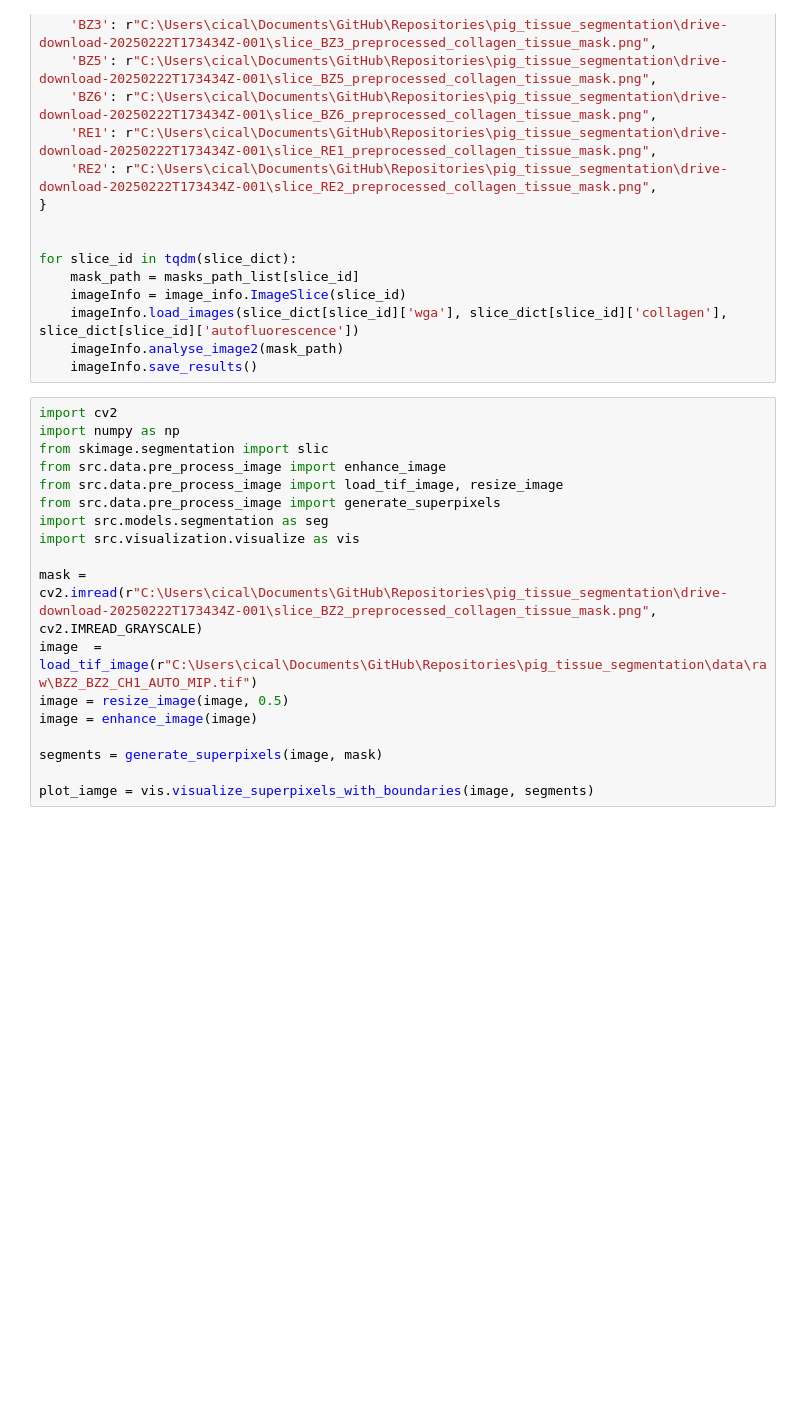
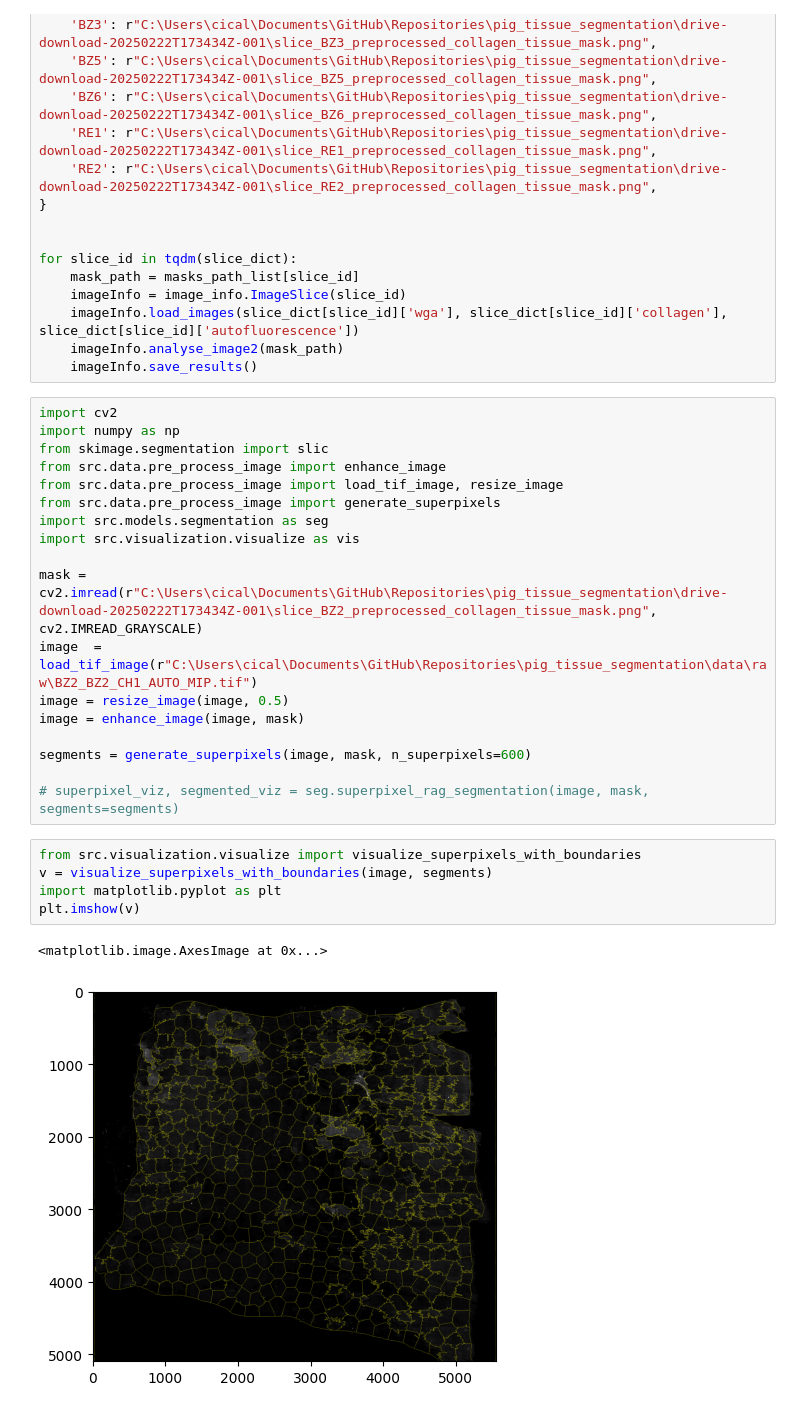
Before and after one commit to vincenzocivale/pig_tissue_segmentation, a Jupyter notebook: notebooks/main.ipynb, the cells around one changed output. Saved outputs shown, nothing was run; the diff lists cells and outputs as text; blank space fills up the shorter version.

```diff
--- a/notebooks/main.ipynb
+++ b/notebooks/main.ipynb
@@ -47,8 +47,16 @@ import src.visualization.visualize as vis
 mask = cv2.imread(r"C:\Users\cical\Documents\GitHub\Repositories\pig_tissue_segmentation\drive-download-20250222T173434Z-001\slice_BZ2_preprocessed_collagen_tissue_mask.png", cv2.IMREAD_GRAYSCALE)
 image  = load_tif_image(r"C:\Users\cical\Documents\GitHub\Repositories\pig_tissue_segmentation\data\raw\BZ2_BZ2_CH1_AUTO_MIP.tif")
 image = resize_image(image, 0.5)
-image = enhance_image(image)
+image = enhance_image(image, mask)
 
-segments = generate_superpixels(image, mask)
+segments = generate_superpixels(image, mask, n_superpixels=600)
 
-plot_iamge = vis.visualize_superpixels_with_boundaries(image, segments)
+# superpixel_viz, segmented_viz = seg.superpixel_rag_segmentation(image, mask, segments=segments)
+# %%
+from src.visualization.visualize import visualize_superpixels_with_boundaries
+v = visualize_superpixels_with_boundaries(image, segments)
+import matplotlib.pyplot as plt
+plt.imshow(v)
+# %% [output]
+<matplotlib.image.AxesImage at 0x...>
+[figure, added]
```
Also changed, not shown: parts of 1 cell of this notebook, 3 other files.
